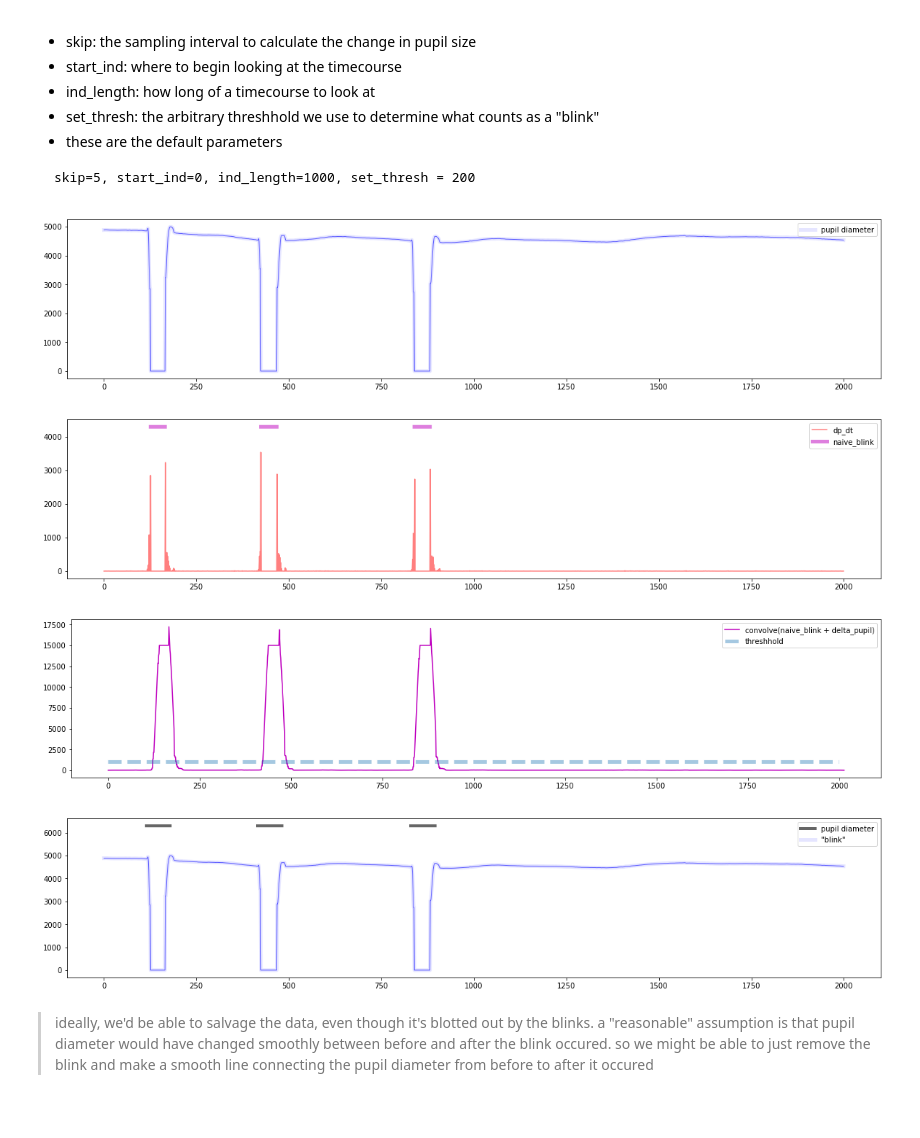
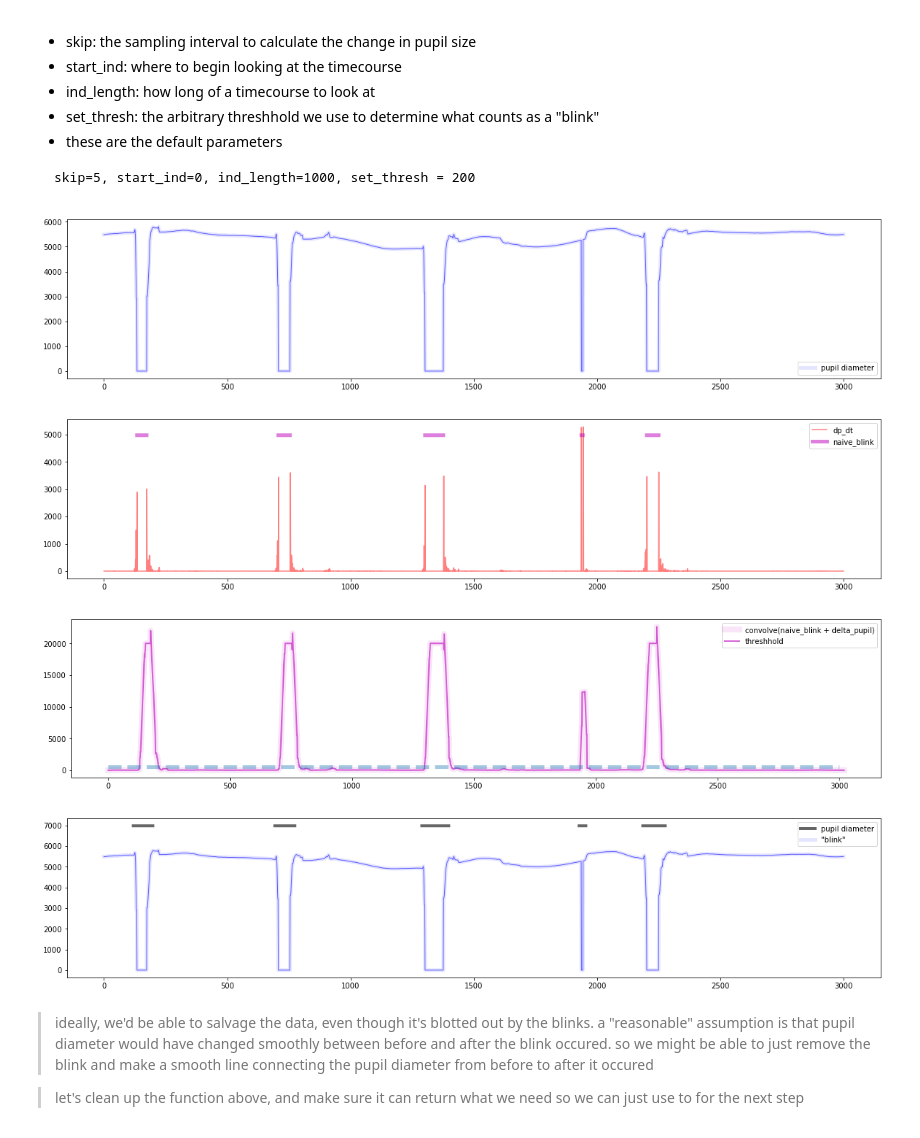
Before and after one commit to tzler/social_structure_learning, a Jupyter notebook: analysis/gaze/methods_development-tutorial.ipynb, the cells around one changed output. Saved outputs shown, nothing was run; the diff lists cells and outputs as text; code cells hidden in the pictures.

Commit message:
more readable functions

````diff
--- a/analysis/gaze/methods_development-tutorial.ipynb
+++ b/analysis/gaze/methods_development-tutorial.ipynb
@@ -132,3 +134,5 @@ pupil_data = np.array(pupil_data)
+# %%
+pupil_data = extract_pupil_data(subject_data)
 # %%
 import matplotlib.pylab as plt
 % matplotlib inline
@@ -228,8 +232,9 @@ def dpupil_dtime(i_segment, interval=1):
 
     return abs(dp_dt), blink_segment
 
-def show_segment_blinks(pupil_data, skip=5, start_ind=0, ind_length=1000, set_thresh = 200, description=0):
+def show_blink_generation(pupil_data, skip=5, start_ind=0, ind_length=1000, set_thresh = 200, description=0):
 
+    conv_filter_length = 20
 
     # segment the data into an interval--for troublshooting
     segment = pupil_data[start_ind:start_ind+ind_length]
@@ -251,21 +256,22 @@ def show_segment_blinks(pupil_data, skip=5, start_ind=0, ind_length=1000, set_th
 
     # convolve, etc.
     delta[naive_blink==naive_blink] = 1000
-    wide_delta = np.convolve(delta,np.ones(15), 'same')[0:len(delta)]
-    use_blink = np.repeat(np.nan, len(segment))
-    use_blink[wide_delta > set_thresh] = np.mean(segment) + 2000
-    use_blink[naive_blink > 0] = np.mean(segment) + 2000
+    wide_delta = np.convolve(delta,np.ones(conv_filter_length), 'same')[0:len(delta)]
+    blink = np.repeat(np.nan, len(segment))
+    blink[wide_delta > set_thresh] = np.mean(segment) + 2000
+    blink[naive_blink > 0] = np.mean(segment) + 2000
 
 
     plt.figure(figsize=[20,4])
-    plt.plot(np.convolve(delta,np.ones(15)), 'm-')
+    plt.plot(np.convolve(delta,np.ones(conv_filter_length)), 'm-', alpha=.1, linewidth=8)
+    plt.plot(np.convolve(delta,np.ones(conv_filter_length)), 'm-', alpha=.6, linewidth=2)
     plt.plot(range(len(delta)), np.repeat(set_thresh, len(delta)), '--', linewidth=5, alpha=.4)
     plt.legend(['convolve(naive_blink + delta_pupil)', 'threshhold'])
     if description: plt.title('add naive_time + dpupil_dtime, convolve them' +
               'and then set a "reasonable" (a.k.a. arbitrary) threshhold of what counts as a blink ... \n', fontsize=15)
 
     plt.figure(figsize=[20,4])
-    plt.plot(use_blink, 'k-', alpha=.6, linewidth=4)
+    plt.plot(blink, 'k-', alpha=.6, linewidth=4)
     plt.plot(segment, 'b-', alpha=.1, linewidth=5)
     plt.legend(['pupil diameter', '"blink"'])
     plt.plot(segment, 'b-', alpha=.6, linewidth=1)
@@ -294,16 +300,19 @@ skip=5, start_ind=0, ind_length=1000, set_thresh = 200
 ```
 # %%
 # set variables if you'd like
-ind_length = 2000
-set_thresh = 1000
-start_ind = 0
+start_ind = 200000
+ind_length = 3000
+set_thresh = 500
 skip = 2
 
-show_segment_blinks(pupil_data, skip, start_ind, ind_length, set_thresh)
+show_blink_generation(pupil_data, skip, start_ind, ind_length, set_thresh)
 # %% [output]
-[figure, old version]
+[figure, new version]
-[figure, old version]
+[figure, new version]
-[figure, old version]
+[figure, new version]
-[figure, old version]
+[figure, new version]
 # %% [markdown]
 > ideally, we'd be able to salvage the data, even though it's blotted out by the blinks. a "reasonable" assumption is that pupil diameter would have changed smoothly between before and after the blink occured. so we might be able to just remove the blink and make a smooth line connecting the pupil diameter from before to after it occured
+
+
+> let's clean up the function above, and make sure it can return what we need so we can just use to for the next step
````
Also changed, not shown: parts of 6 cells of this notebook.
